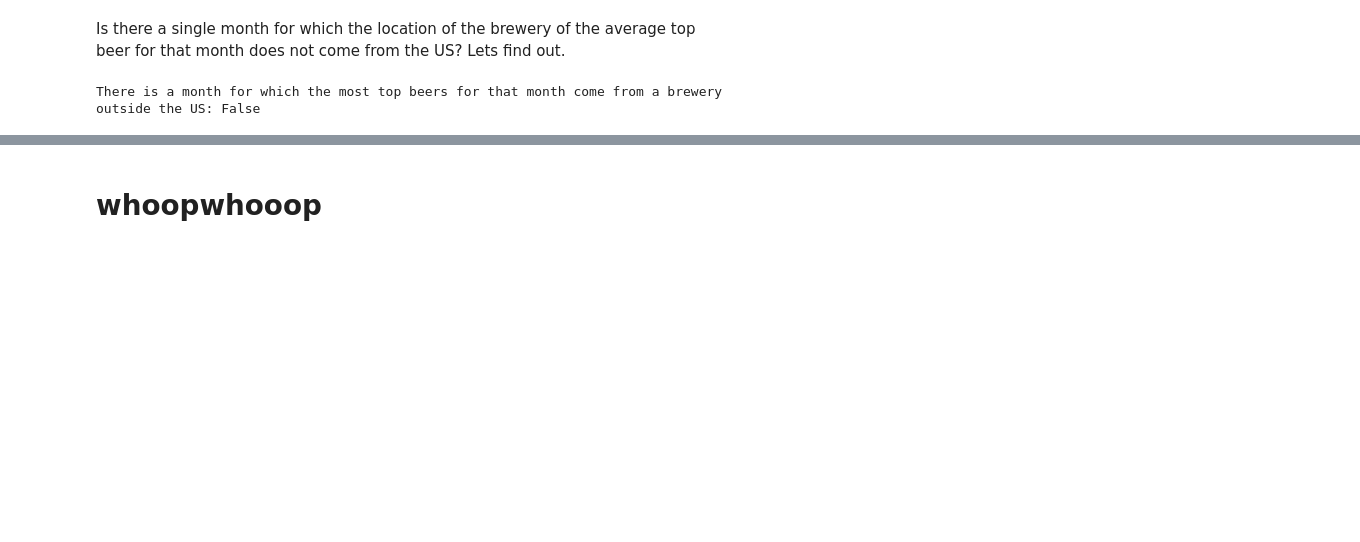
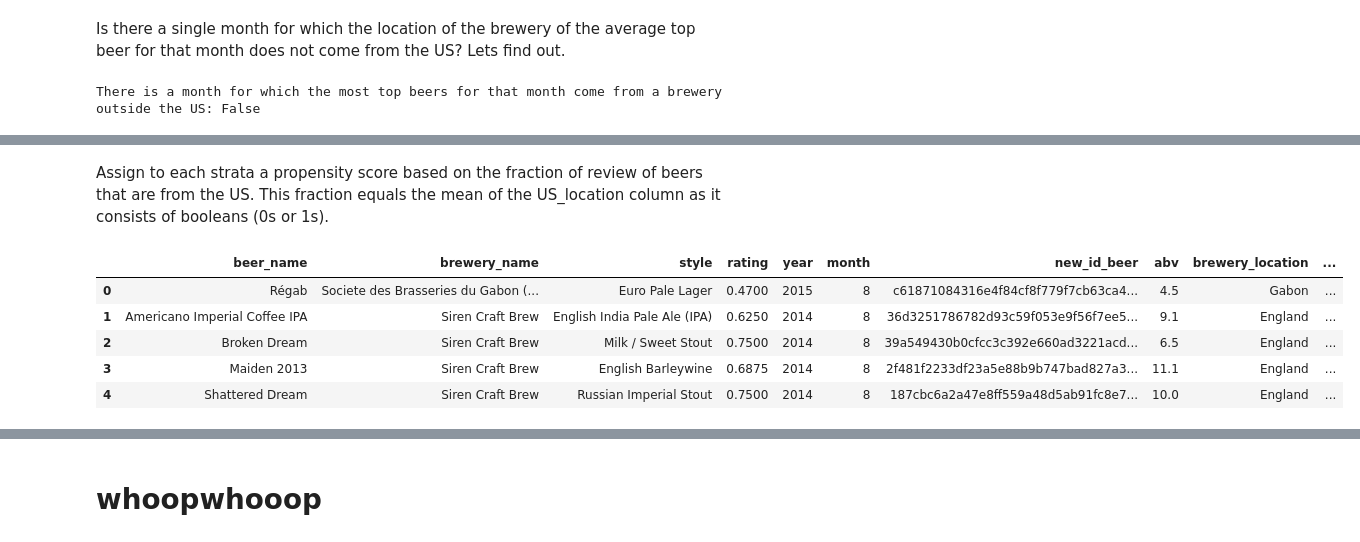
Before and after one commit to epfl-ada/ada-2023-project-datababes, a Jupyter notebook: eda2ALEX_location.ipynb, the cells around one changed output, grey strips where cells are left out. Cells and saved outputs as stored; diff of their text form; code cells hidden in the pictures; blank space fills up the shorter version.

```diff
--- a/eda2ALEX_location.ipynb
+++ b/eda2ALEX_location.ipynb
@@ -1342,0 +1418,12 @@ If we perform a linear regression for the rating as function of the location of
+# %% [markdown]
+Assign to each strata a propensity score based on the fraction of review of beers that are from the US. This fraction equals the mean of the US_location column as it consists of booleans (0s or 1s).
+# %%
+ratings_obsStudy_df['propensity_score'] = ratings_obsStudy_df.groupby('strata')['US_location'].transform('mean')
+ratings_obsStudy_df.head()
+# %% [output]
+|  | beer_name | brewery_name | style | rating | year | month | new_id_beer | abv | brewery_location | ... |
+| 0 | Régab | Societe des Brasseries du Gabon (... | Euro Pale Lager | 0.4700 | 2015 | 8 | c61871084316e4f84cf8f779f7cb63ca4... | 4.5 | Gabon | ... |
+| 1 | Americano Imperial Coffee IPA | Siren Craft Brew | English India Pale Ale (IPA) | 0.6250 | 2014 | 8 | 36d3251786782d93c59f053e9f56f7ee5... | 9.1 | England | ... |
+| 2 | Broken Dream | Siren Craft Brew | Milk / Sweet Stout | 0.7500 | 2014 | 8 | 39a549430b0cfcc3c392e660ad3221acd... | 6.5 | England | ... |
+| 3 | Maiden 2013 | Siren Craft Brew | English Barleywine | 0.6875 | 2014 | 8 | 2f481f2233df23a5e88b9b747bad827a3... | 11.1 | England | ... |
+| 4 | Shattered Dream | Siren Craft Brew | Russian Imperial Stout | 0.7500 | 2014 | 8 | 187cbc6a2a47e8ff559a48d5ab91fc8e7... | 10.0 | England | ... |
```
Also changed, not shown: parts of 27 cells of this notebook.
